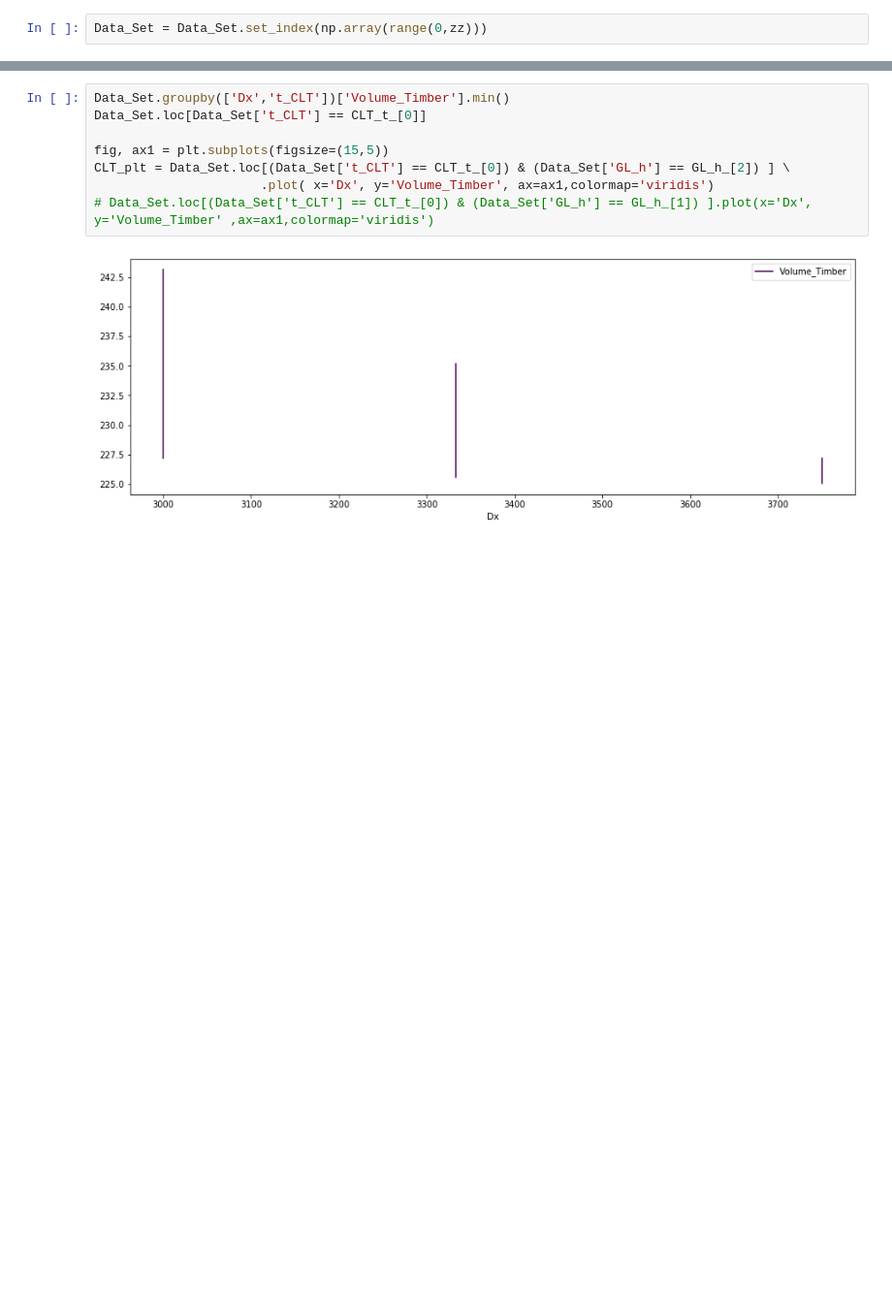
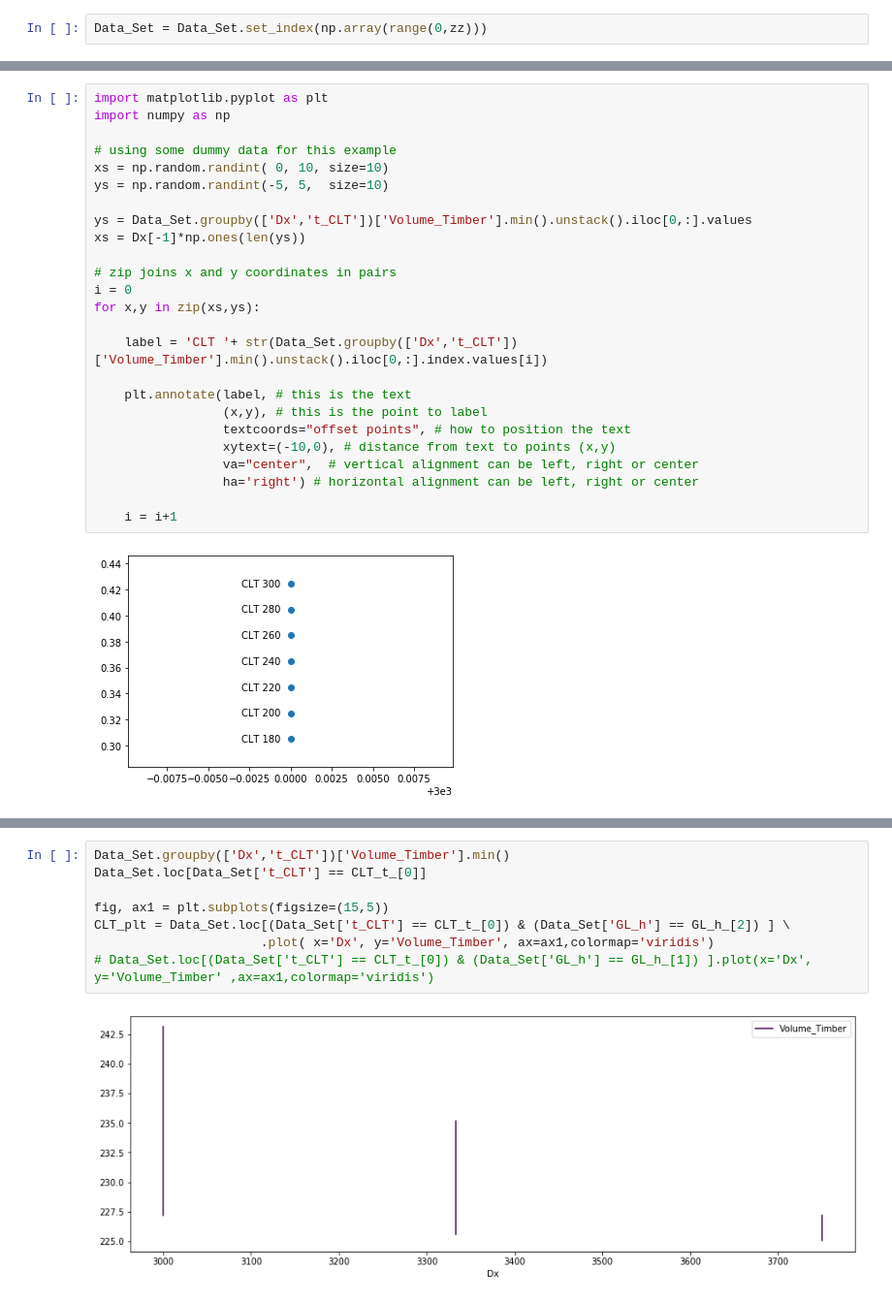
Before and after one commit to MarcoDona-CLTs/my-first-binder, a Jupyter notebook: FrameOptimization.ipynb, the cells around one changed output, grey strips where cells are left out. Shown at 97% size. Saved outputs shown, nothing was run; the diff lists cells and outputs as text; blank space fills up the shorter version.

```diff
--- a/FrameOptimization.ipynb
+++ b/FrameOptimization.ipynb
@@ -333,0 +475,27 @@ ModuleNotFoundError: No module named 'scipy'
+# %%
+import matplotlib.pyplot as plt
+import numpy as np
+
+# using some dummy data for this example
+xs = np.random.randint( 0, 10, size=10)
+ys = np.random.randint(-5, 5,  size=10)
+
+ys = Data_Set.groupby(['Dx','t_CLT'])['Volume_Timber'].min().unstack().iloc[0,:].values
+xs = Dx[-1]*np.ones(len(ys))
+
+# zip joins x and y coordinates in pairs
+i = 0
+for x,y in zip(xs,ys):
+
+    label = 'CLT '+ str(Data_Set.groupby(['Dx','t_CLT'])['Volume_Timber'].min().unstack().iloc[0,:].index.values[i])
+
+    plt.annotate(label, # this is the text
+                 (x,y), # this is the point to label
+                 textcoords="offset points", # how to position the text
+                 xytext=(-10,0), # distance from text to points (x,y)
+                 va="center",  # vertical alignment can be left, right or center
+                 ha='right') # horizontal alignment can be left, right or center
+
+    i = i+1
+# %% [output]
+[figure, added]
```
Also changed, not shown: parts of 16 cells of this notebook.
